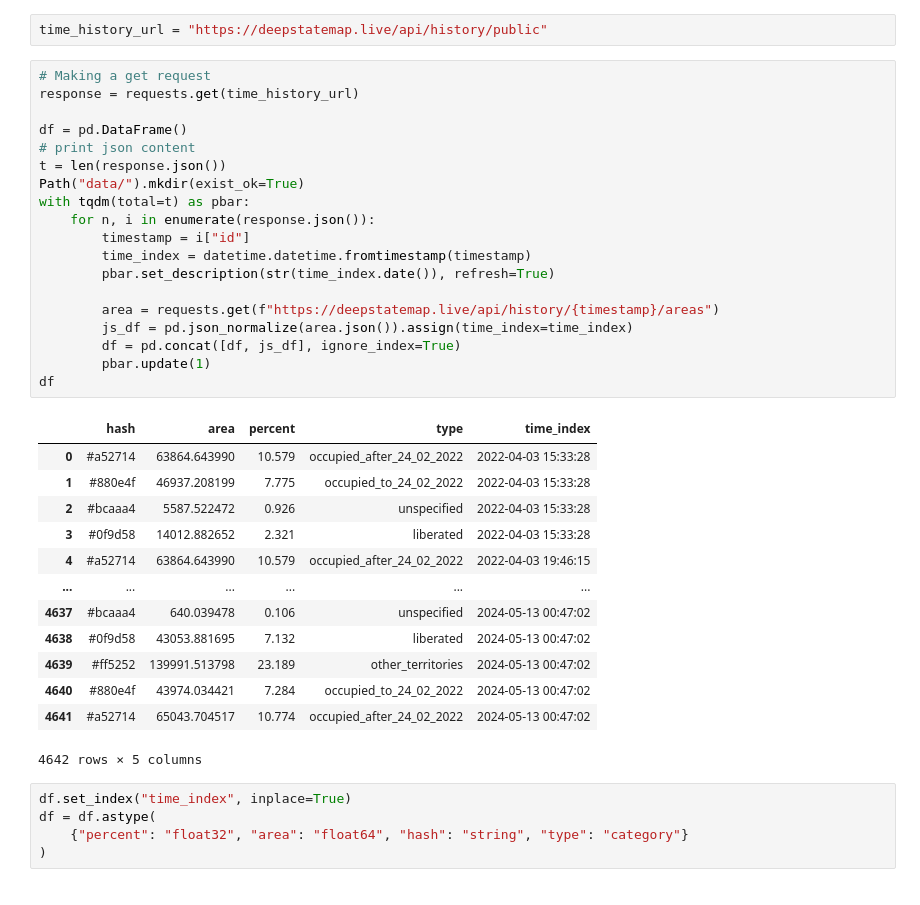
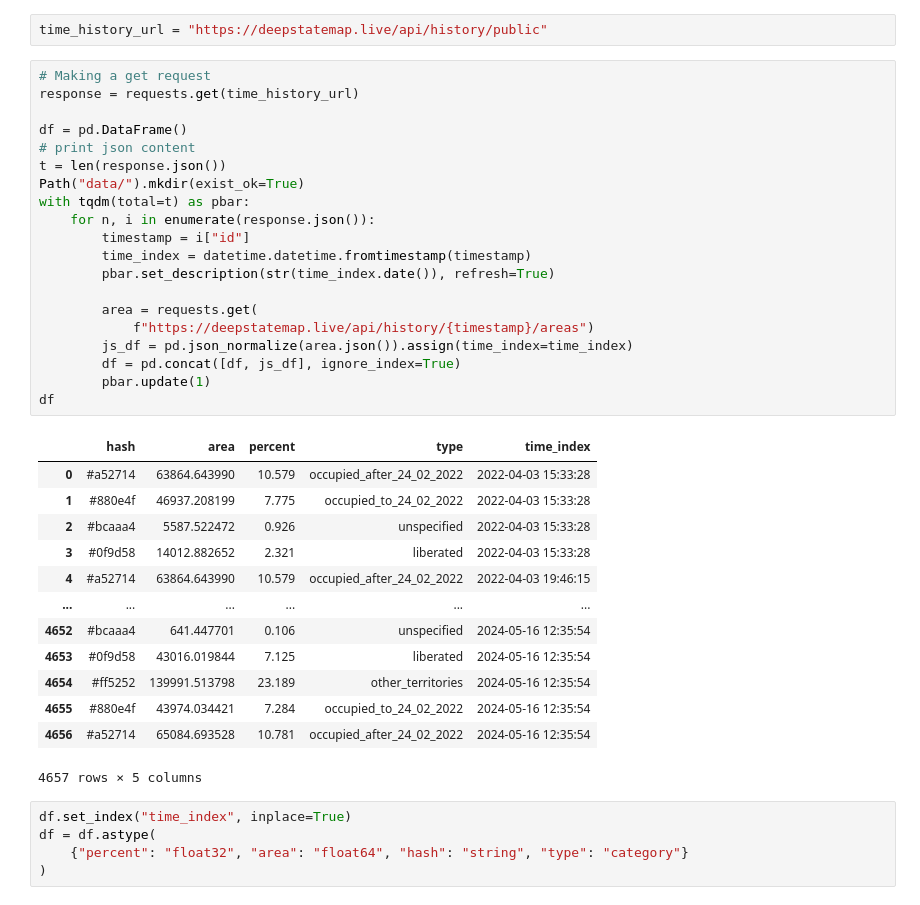
Before and after one commit to HexQuant/rua, a Jupyter notebook: area.ipynb, the cells around one changed output. Saved outputs shown, nothing was run; the diff lists cells and outputs as text.

```diff
--- a/area.ipynb
+++ b/area.ipynb
@@ -35,36 +35,37 @@ time_history_url = "https://deepstatemap.live/api/history/public"
 # %%
 # Making a get request
 response = requests.get(time_history_url)
 
 df = pd.DataFrame()
 # print json content
 t = len(response.json())
 Path("data/").mkdir(exist_ok=True)
 with tqdm(total=t) as pbar:
     for n, i in enumerate(response.json()):
         timestamp = i["id"]
         time_index = datetime.datetime.fromtimestamp(timestamp)
         pbar.set_description(str(time_index.date()), refresh=True)
 
-        area = requests.get(f"https://deepstatemap.live/api/history/{timestamp}/areas")
+        area = requests.get(
+            f"https://deepstatemap.live/api/history/{timestamp}/areas")
         js_df = pd.json_normalize(area.json()).assign(time_index=time_index)
         df = pd.concat([df, js_df], ignore_index=True)
         pbar.update(1)
 df
 # %% [output]
 |  | hash | area | percent | type | time_index |
 | 0 | #a52714 | 63864.643990 | 10.579 | occupied_after_24_02_2022 | 2022-04-03 15:33:28 |
 | 1 | #880e4f | 46937.208199 | 7.775 | occupied_to_24_02_2022 | 2022-04-03 15:33:28 |
 | 2 | #bcaaa4 | 5587.522472 | 0.926 | unspecified | 2022-04-03 15:33:28 |
 | 3 | #0f9d58 | 14012.882652 | 2.321 | liberated | 2022-04-03 15:33:28 |
 | 4 | #a52714 | 63864.643990 | 10.579 | occupied_after_24_02_2022 | 2022-04-03 19:46:15 |
 | ... | ... | ... | ... | ... | ... |
-| 4637 | #bcaaa4 | 640.039478 | 0.106 | unspecified | 2024-05-13 00:47:02 |
-| 4638 | #0f9d58 | 43053.881695 | 7.132 | liberated | 2024-05-13 00:47:02 |
-| 4639 | #ff5252 | 139991.513798 | 23.189 | other_territories | 2024-05-13 00:47:02 |
-| 4640 | #880e4f | 43974.034421 | 7.284 | occupied_to_24_02_2022 | 2024-05-13 00:47:02 |
-| 4641 | #a52714 | 65043.704517 | 10.774 | occupied_after_24_02_2022 | 2024-05-13 00:47:02 |
+| 4652 | #bcaaa4 | 641.447701 | 0.106 | unspecified | 2024-05-16 12:35:54 |
+| 4653 | #0f9d58 | 43016.019844 | 7.125 | liberated | 2024-05-16 12:35:54 |
+| 4654 | #ff5252 | 139991.513798 | 23.189 | other_territories | 2024-05-16 12:35:54 |
+| 4655 | #880e4f | 43974.034421 | 7.284 | occupied_to_24_02_2022 | 2024-05-16 12:35:54 |
+| 4656 | #a52714 | 65084.693528 | 10.781 | occupied_after_24_02_2022 | 2024-05-16 12:35:54 |
-4642 rows × 5 columns
+4657 rows × 5 columns
 # %%
 df.set_index("time_index", inplace=True)
 df = df.astype(
```
Also changed, not shown: parts of 7 cells of this notebook, 2 other files.
